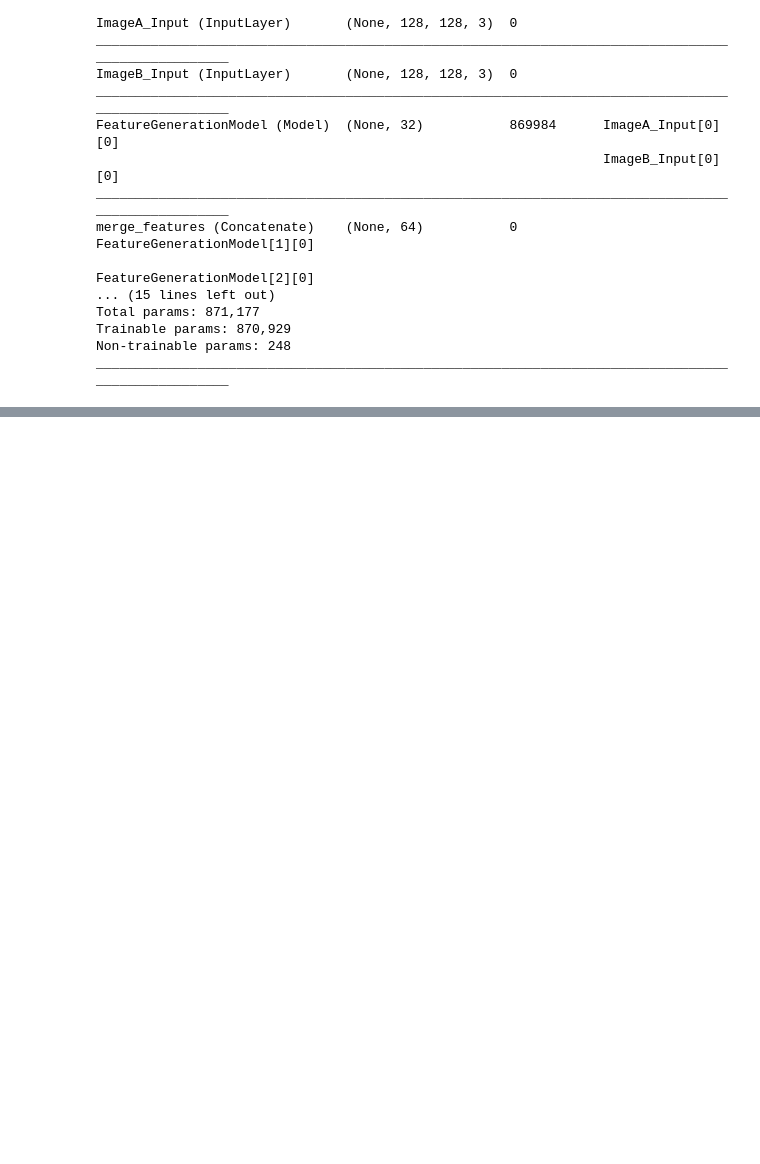
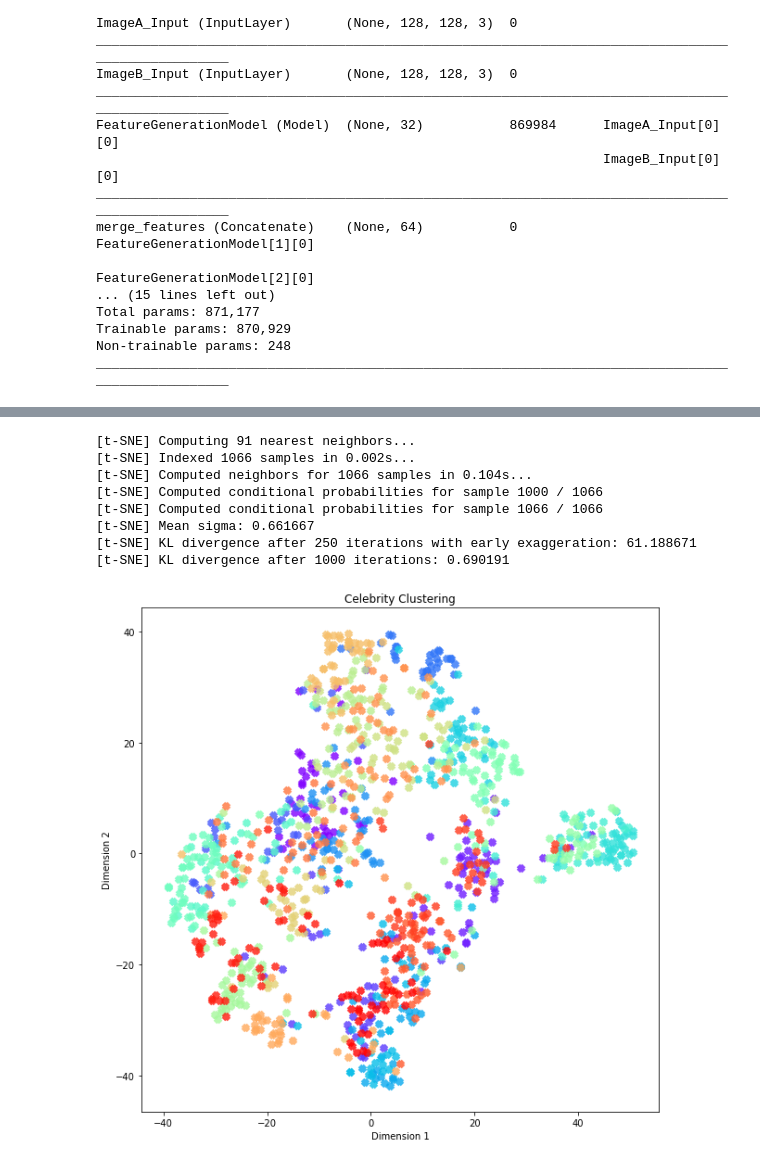
Before and after one commit to NihPat95/Face-Recognition, a Jupyter notebook: FaceRecognition.ipynb, the cells around one changed output, grey strips where cells are left out. Drawn from its saved outputs; the diff is of its cells as text; code cells hidden in the pictures; blank space fills up the shorter version.

```diff
--- a/FaceRecognition.ipynb
+++ b/FaceRecognition.ipynb
@@ -384,0 +412,6 @@ pp = [x1]
+# %%
+dataset = np.load('scaled_subset.npy')
+images = np.asarray([dataset[i][1] for i in range(len(dataset))])
+labels = np.asarray([dataset[i][2] for i in range(len(dataset))])
+unique_labels = np.unique(labels)
+images_feature = feature_model.predict(images, verbose = True)
@@ -384,0 +420,28 @@ pp = [x1]
+# %%
+tsne = TSNE(n_components=2, init='pca', n_iter=1000, verbose=1)
+tsne_features = tsne.fit_transform(images_feature)
+colors = plt.cm.rainbow(np.linspace(0, 1, len(unique_labels)))
+plt.figure(figsize=(10, 10))
+for _, (c_color, name) in enumerate(zip(colors, unique_labels)):
+    plt.scatter(tsne_features[np.where(labels == name), 0],
+                tsne_features[np.where(labels == name), 1],
+                marker='x',
+                color=c_color,
+                linewidth='5',
+                alpha=0.8,
+                label=name)
+plt.xlabel('Dimension 1')
+plt.ylabel('Dimension 2')
+plt.title('Celebrity Clustering')
+plt.savefig('cluster.png')
+plt.show()
+# %% [output]
+[t-SNE] Computing 91 nearest neighbors...
+[t-SNE] Indexed 1066 samples in 0.002s...
+[t-SNE] Computed neighbors for 1066 samples in 0.104s...
+[t-SNE] Computed conditional probabilities for sample 1000 / 1066
+[t-SNE] Computed conditional probabilities for sample 1066 / 1066
+[t-SNE] Mean sigma: 0.661667
+[t-SNE] KL divergence after 250 iterations with early exaggeration: 61.188671
+[t-SNE] KL divergence after 1000 iterations: 0.690191
+[figure, added]
```
Also changed, not shown: parts of 39 cells of this notebook.
